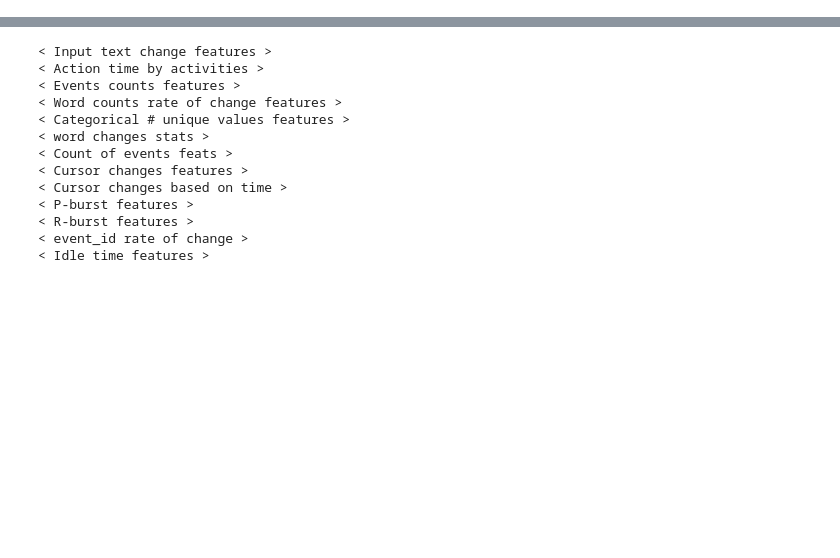
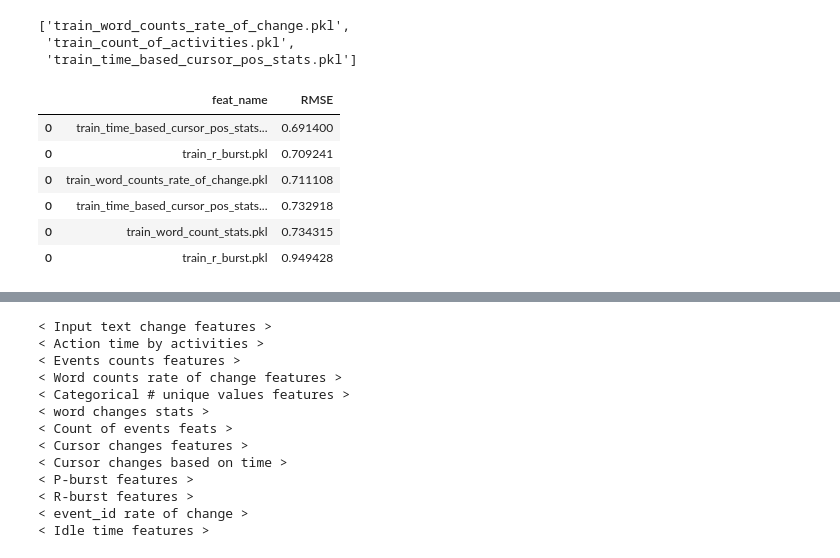
Before and after one commit to uallende/linking_writing_quality, a Jupyter notebook: SPF_create_features.ipynb, the cells around one changed output, grey strips where cells are left out. Drawn from its saved outputs; the diff is of its cells as text; code cells hidden in the pictures; blank space fills up the shorter version.

```diff
--- a/SPF_create_features.ipynb
+++ b/SPF_create_features.ipynb
@@ -155,0 +234,16 @@ Training... train_count_vectorise_bigrams.pkl
+# %%
+list_train_feats
+# %% [output]
+['train_word_counts_rate_of_change.pkl',
+ 'train_count_of_activities.pkl',
+ 'train_time_based_cursor_pos_stats.pkl']
+# %%
+results
+# %% [output]
+|  | feat_name | RMSE |
+| 0 | train_time_based_cursor_pos_stats... | 0.691400 |
+| 0 | train_r_burst.pkl | 0.709241 |
+| 0 | train_word_counts_rate_of_change.pkl | 0.711108 |
+| 0 | train_time_based_cursor_pos_stats... | 0.732918 |
+| 0 | train_word_count_stats.pkl | 0.734315 |
+| 0 | train_r_burst.pkl | 0.949428 |
```
Also changed, not shown: parts of 8 cells of this notebook, 3 other files.
